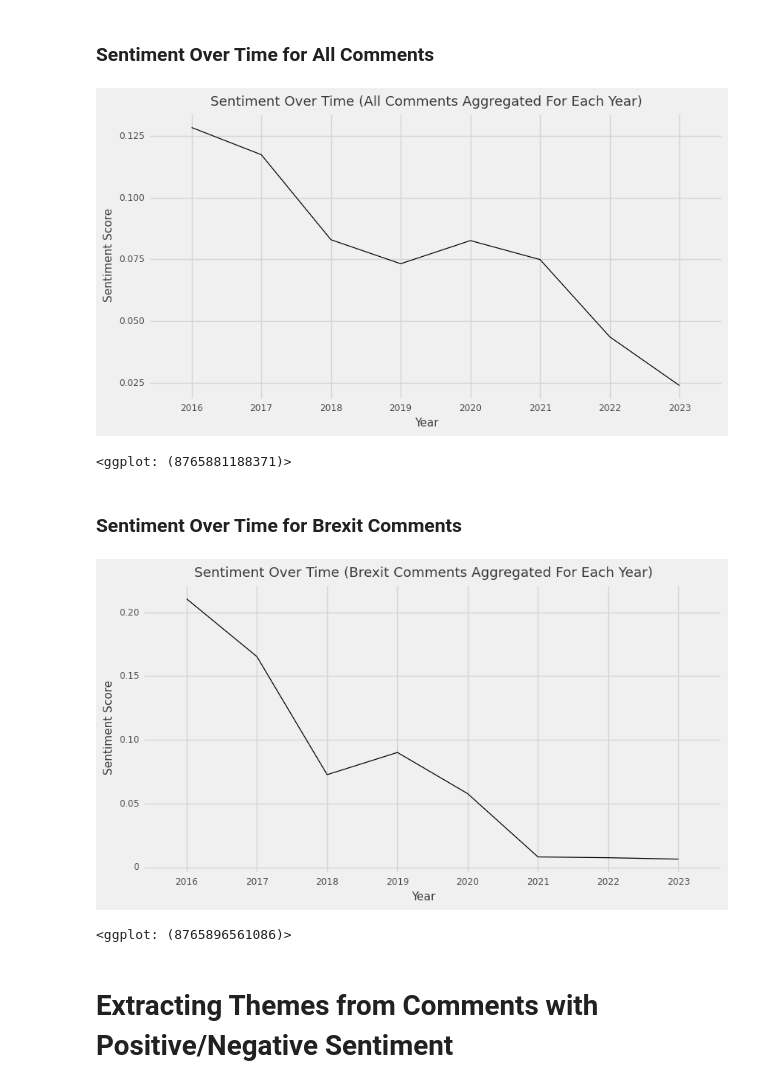
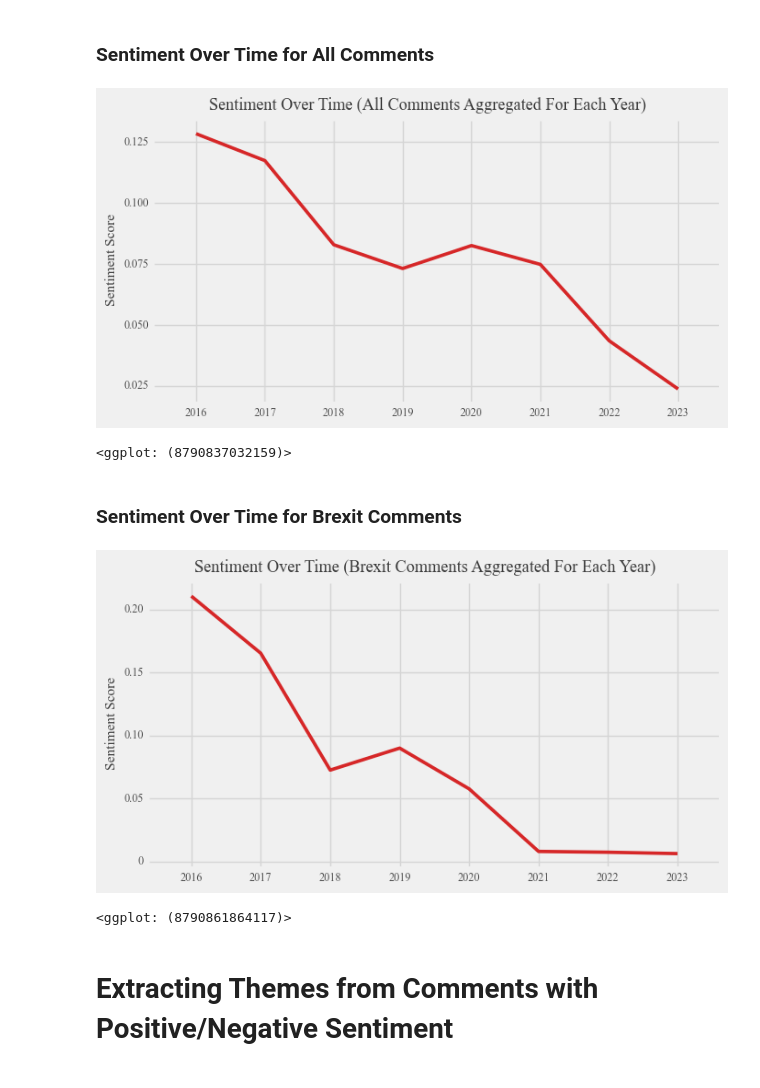
Before and after one commit to andrewtpei/Sentipedia, a Jupyter notebook: Coding implementation/nltk/NLTK_Reddit.ipynb, the cells around one changed output. Drawn from its saved outputs; the diff is of its cells as text; code cells hidden in the pictures.

```diff
--- a/Coding implementation/nltk/NLTK_Reddit.ipynb
+++ b/Coding implementation/nltk/NLTK_Reddit.ipynb
@@ -148,22 +169,23 @@ df_reddit_brexit_nltk
 # %%
 df_reddit_full_nltk['date'] = pd.to_datetime(df_reddit_full_nltk['date'])
 df_reddit_full_nltk['year'] = df_reddit_full_nltk['date'].dt.to_period('Y')
 df_avg = df_reddit_full_nltk.groupby('year')['score'].mean().reset_index()
 
 plot = (
     ggplot(df_avg, aes(x='year', y='score', group = 1)) +
-    geom_line() +
-    xlab('Year') +
+    geom_line(color = '#d62728', size = 1.5) +
+    xlab('') +
     ylab('Sentiment Score') +
     ggtitle('Sentiment Over Time (All Comments Aggregated For Each Year)') +
     theme_538(base_family = 'Mono') +
-    theme(figure_size=(10, 5))
+    theme(figure_size=(8, 4)) +
+    theme(text=element_text(family='Times New Roman'))
 )
 
 plot
 # %% [output]
-[figure, old version]
+[figure, new version]
-<ggplot: (8765881188371)>
+<ggplot: (8790837032159)>
 # %% [markdown]
 ### Sentiment Over Time for Brexit Comments
 # %%
@@ -173,18 +195,19 @@ df_avg = df_reddit_brexit_nltk.groupby('year')['score'].mean().reset_index()
 
 plot = (
     ggplot(df_avg, aes(x='year', y='score', group = 1)) +
-    geom_line() +
-    xlab('Year') +
+    geom_line(color = '#d62728', size = 1.5) +
+    xlab('') +
     ylab('Sentiment Score') +
     ggtitle('Sentiment Over Time (Brexit Comments Aggregated For Each Year)') +
     theme_538(base_family = 'Mono') +
-    theme(figure_size=(10, 5))
+    theme(figure_size=(8, 4)) +
+    theme(text=element_text(family='Times New Roman'))
 )
 
 plot
 # %% [output]
-[figure, old version]
+[figure, new version]
-<ggplot: (8765896561086)>
+<ggplot: (8790861864117)>
 # %% [markdown]
 # Extracting Themes from Comments with Positive/Negative Sentiment
 # %% [markdown]
```
Also changed, not shown: parts of 10 cells of this notebook, 11 other files.
